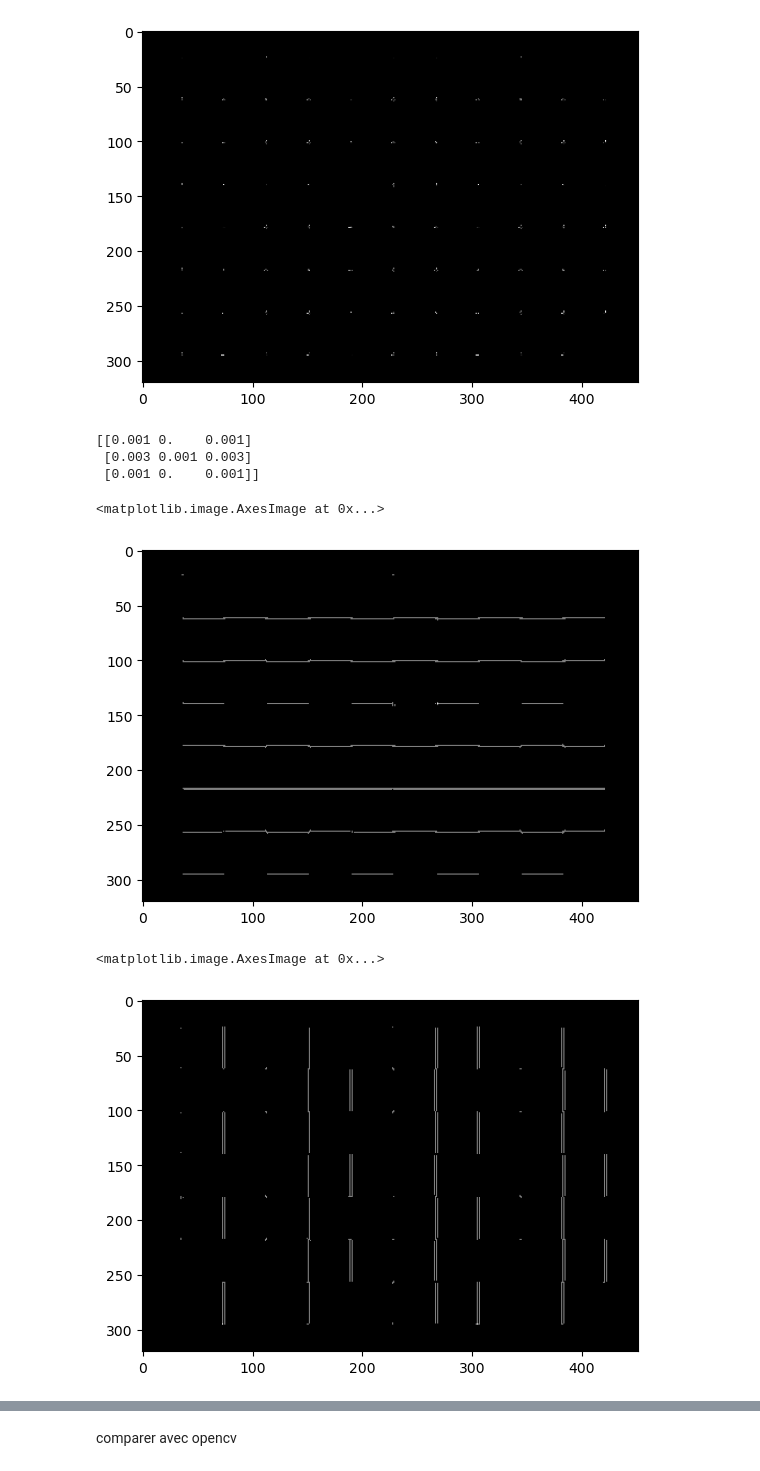
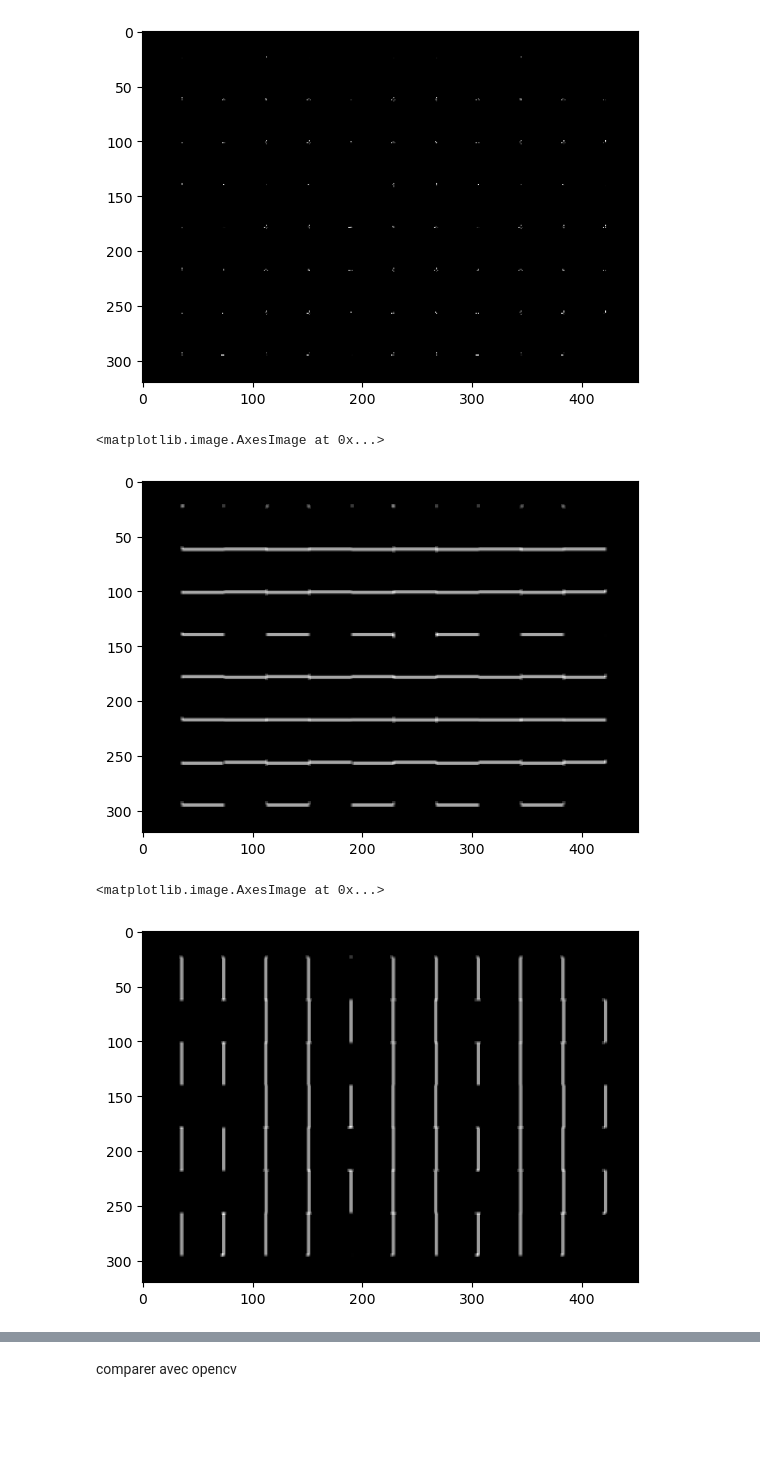
Before and after one commit to imadBO/Digital-Image-Processing, a Jupyter notebook: TP4/TP 4 - Descripteurs d'images.ipynb, the cells around one changed output, grey strips where cells are left out. Saved outputs shown, nothing was run; the diff lists cells and outputs as text; code cells hidden in the pictures; blank space fills up the shorter version.

```diff
--- a/TP4/TP 4 - Descripteurs d'images.ipynb
+++ b/TP4/TP 4 - Descripteurs d'images.ipynb
@@ -272,29 +241,16 @@ def convolution(image, filter, border):
-# %%
-# Gauss mask
-sigma=20
-gaussianMask = np.zeros((3,3))
-temp=2*math.pi*(sigma**2)
-for i in range(0,3):
-    for j in range(0,3):
-        gaussianMask[i,j]= round(math.exp(-(i-1)**2 + (j-1)**2)/(2*(sigma**2)),3)
-print(gaussianMask)
-# %% [output]
-[[0.001 0.    0.001]
- [0.003 0.001 0.003]
- [0.001 0.    0.001]]
 # %%
 # Applying gauss filter to the derivative of the image with respect to x.
-imgXDeriv = convolution(xDerivative,gaussianMask,1)
+imgXDeriv = cv.GaussianBlur(np.uint8(xDerivative),ksize=(3,3),sigmaX=20, borderType=cv.BORDER_REFLECT)
 plt.imshow(imgXDeriv,cmap='gray')
 # %% [output]
 <matplotlib.image.AxesImage at 0x...>
-[figure, old version]
+[figure, new version]
 # %%
 # Applying gauss filter to the derivative of the image with respect to y.
-imgYDeriv = convolution(yDerivative,gaussianMask,1)
+imgYDeriv = cv.GaussianBlur(np.uint8(yDerivative),ksize=(3,3),sigmaX=20, borderType=cv.BORDER_REFLECT)
 plt.imshow(imgYDeriv,cmap='gray')
 # %% [output]
 <matplotlib.image.AxesImage at 0x...>
-[figure, old version]
+[figure, new version]
 # %%
 # Applying gauss filter to the image (Ix)^2.
```
Also changed, not shown: parts of 9 cells of this notebook.
